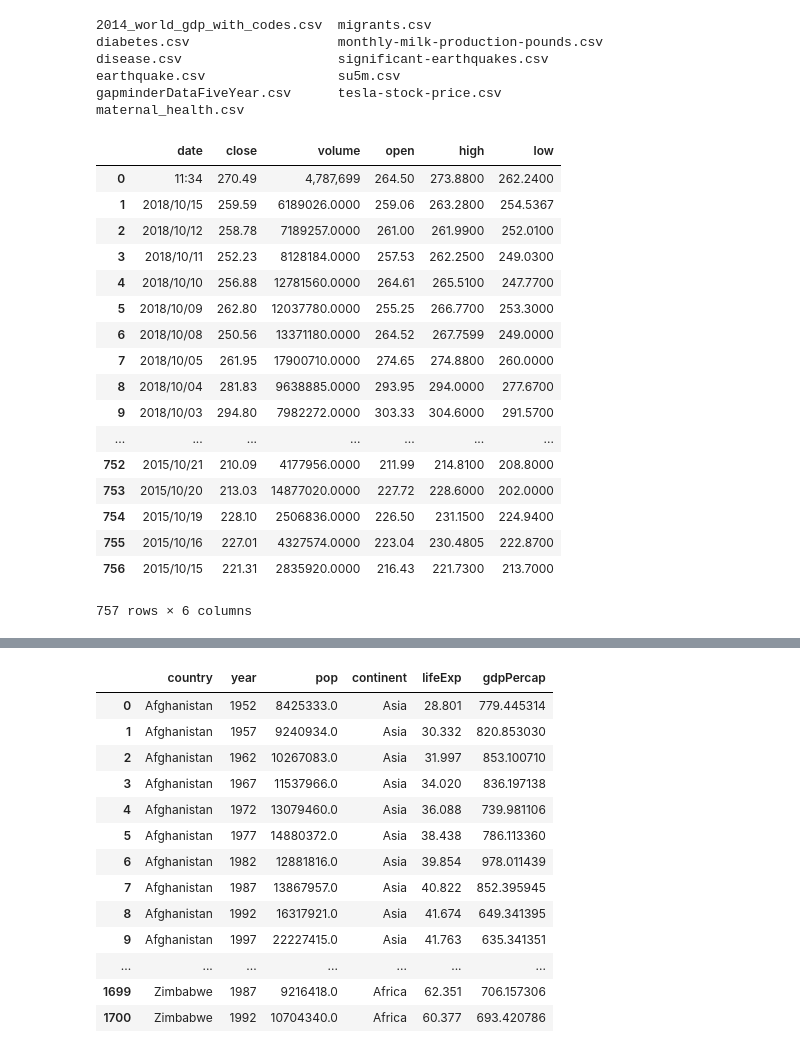
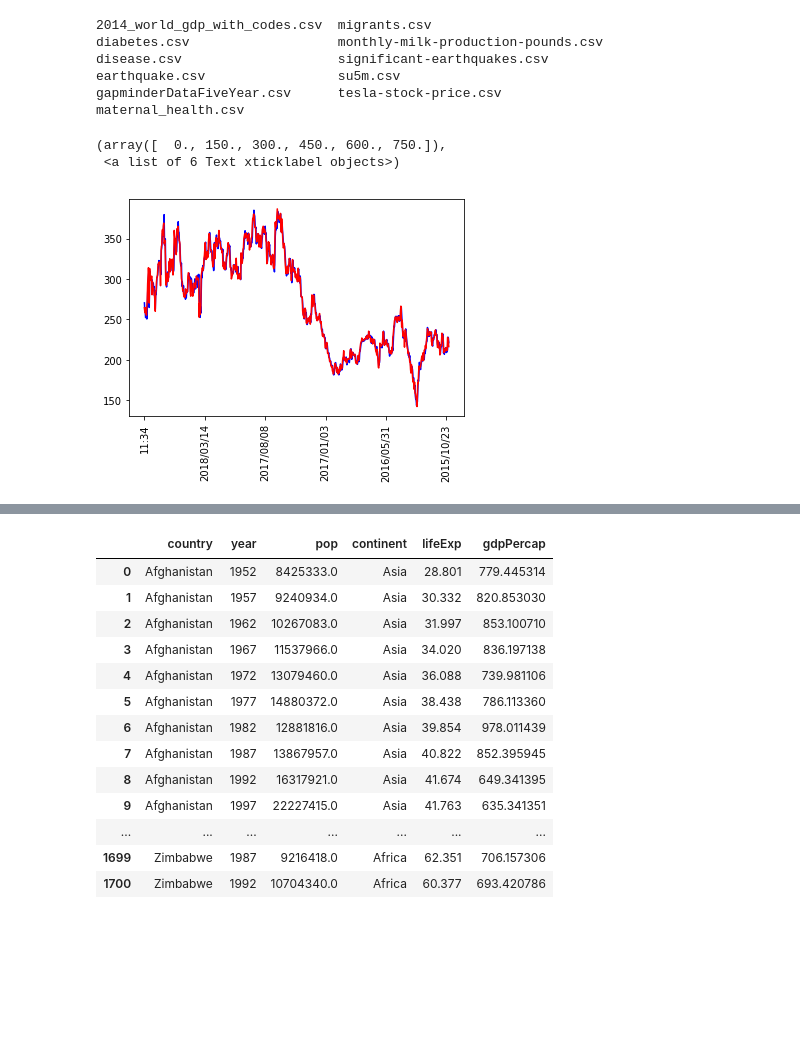
Before and after one commit to vafaei-ar/DSWSs, a Jupyter notebook: S03/notebooks/pandas_practice.ipynb, the cells around one changed output, grey strips where cells are left out. Saved outputs shown, nothing was run; the diff lists cells and outputs as text; code cells hidden in the pictures; blank space fills up the shorter version.

```diff
--- a/S03/notebooks/pandas_practice.ipynb
+++ b/S03/notebooks/pandas_practice.ipynb
@@ -13,24 +13,8 @@ disease.csv                    significant-earthquakes.csv
 earthquake.csv                 su5m.csv
 gapminderDataFiveYear.csv      tesla-stock-price.csv
 maternal_health.csv
-# %%
-pd.read_csv('../datasets/tesla-stock-price.csv')
-# %% [output]
-|  | date | close | volume | open | high | low |
-| 0 | 11:34 | 270.49 | 4,787,699 | 264.50 | 273.8800 | 262.2400 |
-| 1 | 2018/10/15 | 259.59 | 6189026.0000 | 259.06 | 263.2800 | 254.5367 |
-| 2 | 2018/10/12 | 258.78 | 7189257.0000 | 261.00 | 261.9900 | 252.0100 |
-| 3 | 2018/10/11 | 252.23 | 8128184.0000 | 257.53 | 262.2500 | 249.0300 |
-| 4 | 2018/10/10 | 256.88 | 12781560.0000 | 264.61 | 265.5100 | 247.7700 |
-| 5 | 2018/10/09 | 262.80 | 12037780.0000 | 255.25 | 266.7700 | 253.3000 |
-| 6 | 2018/10/08 | 250.56 | 13371180.0000 | 264.52 | 267.7599 | 249.0000 |
-| 7 | 2018/10/05 | 261.95 | 17900710.0000 | 274.65 | 274.8800 | 260.0000 |
-| 8 | 2018/10/04 | 281.83 | 9638885.0000 | 293.95 | 294.0000 | 277.6700 |
-| 9 | 2018/10/03 | 294.80 | 7982272.0000 | 303.33 | 304.6000 | 291.5700 |
-| ... | ... | ... | ... | ... | ... | ... |
-| 752 | 2015/10/21 | 210.09 | 4177956.0000 | 211.99 | 214.8100 | 208.8000 |
-| 753 | 2015/10/20 | 213.03 | 14877020.0000 | 227.72 | 228.6000 | 202.0000 |
-| 754 | 2015/10/19 | 228.10 | 2506836.0000 | 226.50 | 231.1500 | 224.9400 |
-| 755 | 2015/10/16 | 227.01 | 4327574.0000 | 223.04 | 230.4805 | 222.8700 |
-| 756 | 2015/10/15 | 221.31 | 2835920.0000 | 216.43 | 221.7300 | 213.7000 |
-757 rows × 6 columns
+# %%
+dftesla = pd.read_csv('../datasets/tesla-stock-price.csv')
+x = dftesla['date'].values
+y = dftesla['close'].values
+z = dftesla['open'].values
@@ -37,2 +26,12 @@ pd.read_csv('../datasets/tesla-stock-price.csv')
+# %%
+f, ax = plt.subplots()
+ax.plot(x,y,'b')
+ax.plot(x,z,'r')
+ax.set_xticks(x[::150]);
+plt.xticks(rotation=90)
+# %% [output]
+(array([  0., 150., 300., 450., 600., 750.]),
+ <a list of 6 Text xticklabel objects>)
+[figure, added]
 # %%
 df = pd.read_csv('../datasets/monthly-milk-production-pounds.csv')
```
Also changed, not shown: parts of 19 cells of this notebook.
